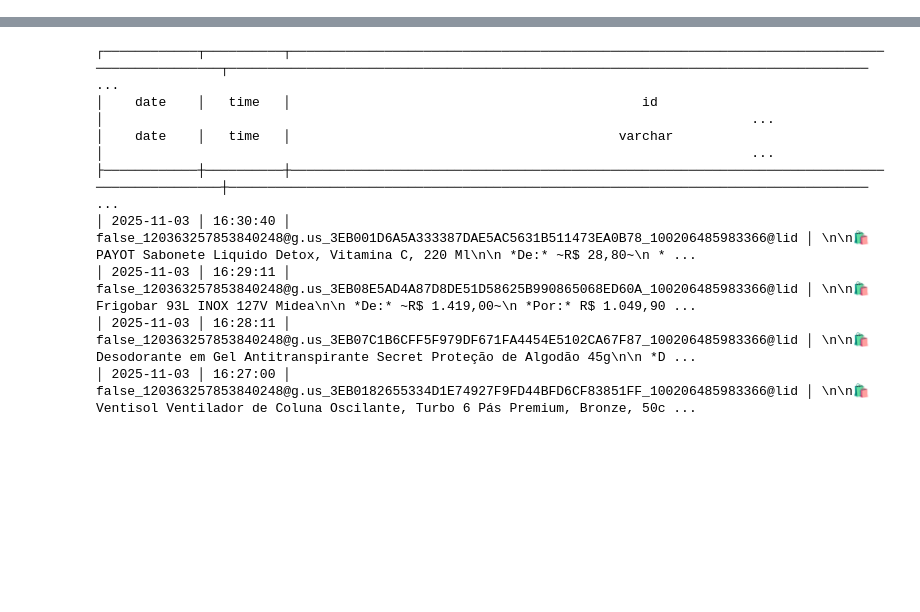
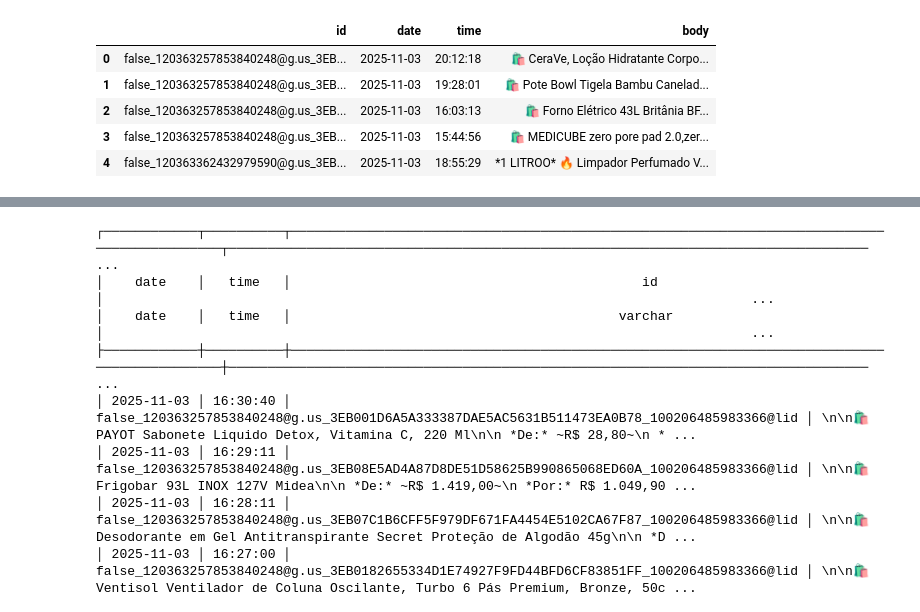
Before and after one commit to JoaoGollucci/whatsapp_data, a Jupyter notebook: analise.ipynb, the cells around one changed output, grey strips where cells are left out. Saved outputs shown, nothing was run; the diff lists cells and outputs as text; code cells hidden in the pictures; blank space fills up the shorter version.

```diff
--- a/analise.ipynb
+++ b/analise.ipynb
@@ -6,0 +31,35 @@ import duckdb as ddbb
+# %%
+#CAMADA BRONZE
+con = ddbb.connect()
+con.install_extension('json')
+con.load_extension('json')
+
+path = r'landing\*.json'
+df = con.execute('''
+    SELECT
+        *
+    FROM read_json_auto(?)
+''', [path]).df()
+
+df.to_parquet(f'bronze/bronze_messages_{data_atual}.parquet', index=False, compression='snappy')
+# %%
+path = r'bronze\*.parquet'
+df = con.execute('''
+    SELECT DISTINCT
+        id,
+        strftime(to_timestamp(cast(timestamp as bigint)), '%Y-%m-%d') as date,
+        strftime(to_timestamp(cast(timestamp as bigint)), '%H:%M:%S') as time,
+        body.replace('\n', ' ').replace('\r', ' ') as body
+
+    FROM read_parquet(?)
+    WHERE (body like '%http%' OR body like '%www.%')
+''', [path]).df()
+# %%
+df.head()
+# %% [output]
+|  | id | date | time | body |
+| 0 | false_120363257853840248@g.us_3EB... | 2025-11-03 | 20:12:18 | 🛍️ CeraVe, Loção Hidratante Corpo... |
+| 1 | false_120363257853840248@g.us_3EB... | 2025-11-03 | 19:28:01 | 🛍️ Pote Bowl Tigela Bambu Canelad... |
+| 2 | false_120363257853840248@g.us_3EB... | 2025-11-03 | 16:03:13 | 🛍️ Forno Elétrico 43L Britânia BF... |
+| 3 | false_120363257853840248@g.us_3EB... | 2025-11-03 | 15:44:56 | 🛍️ MEDICUBE zero pore pad 2.0,zer... |
+| 4 | false_120363362432979590@g.us_3EB... | 2025-11-03 | 18:55:29 | *1 LITROO* 🔥 Limpador Perfumado V... |
```
Also changed, not shown: parts of 3 cells of this notebook, 3 other files.
